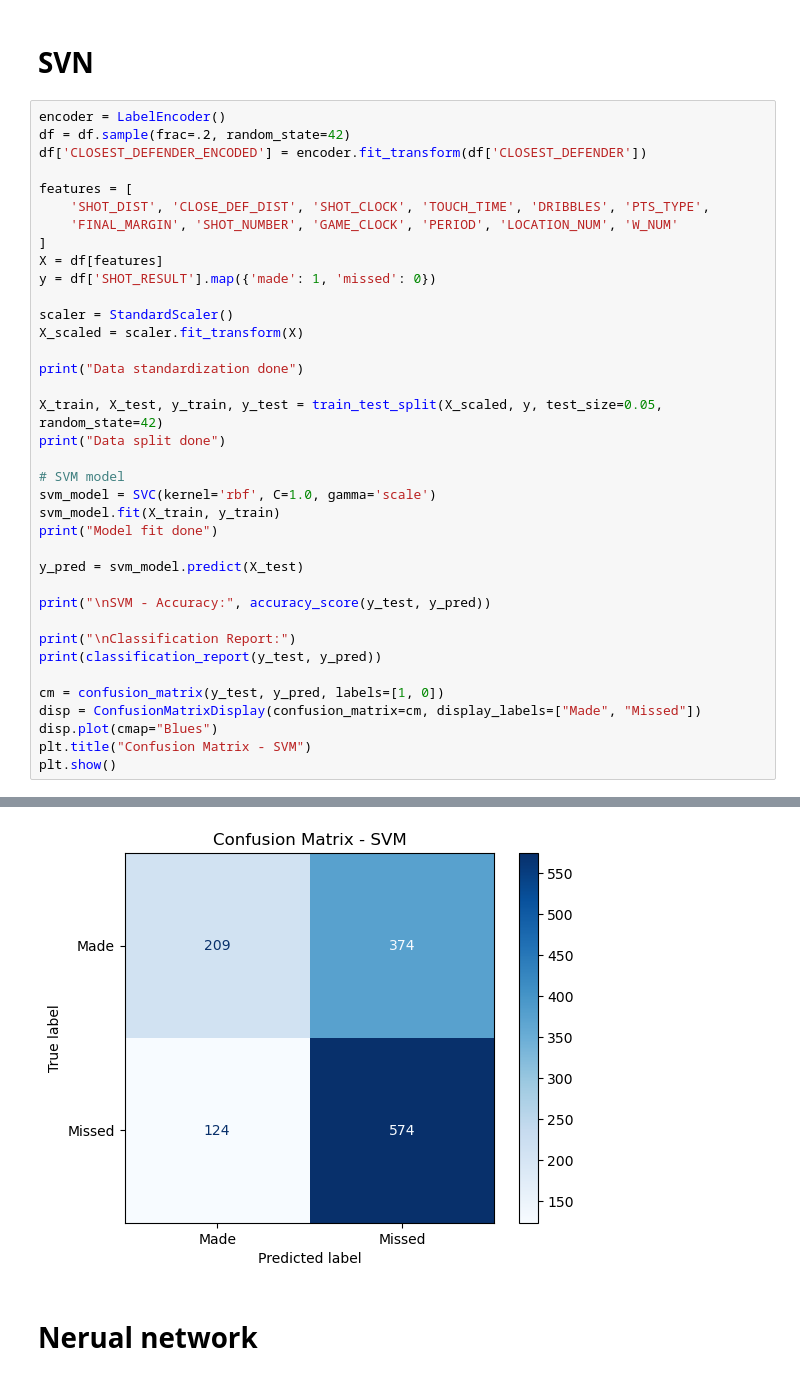
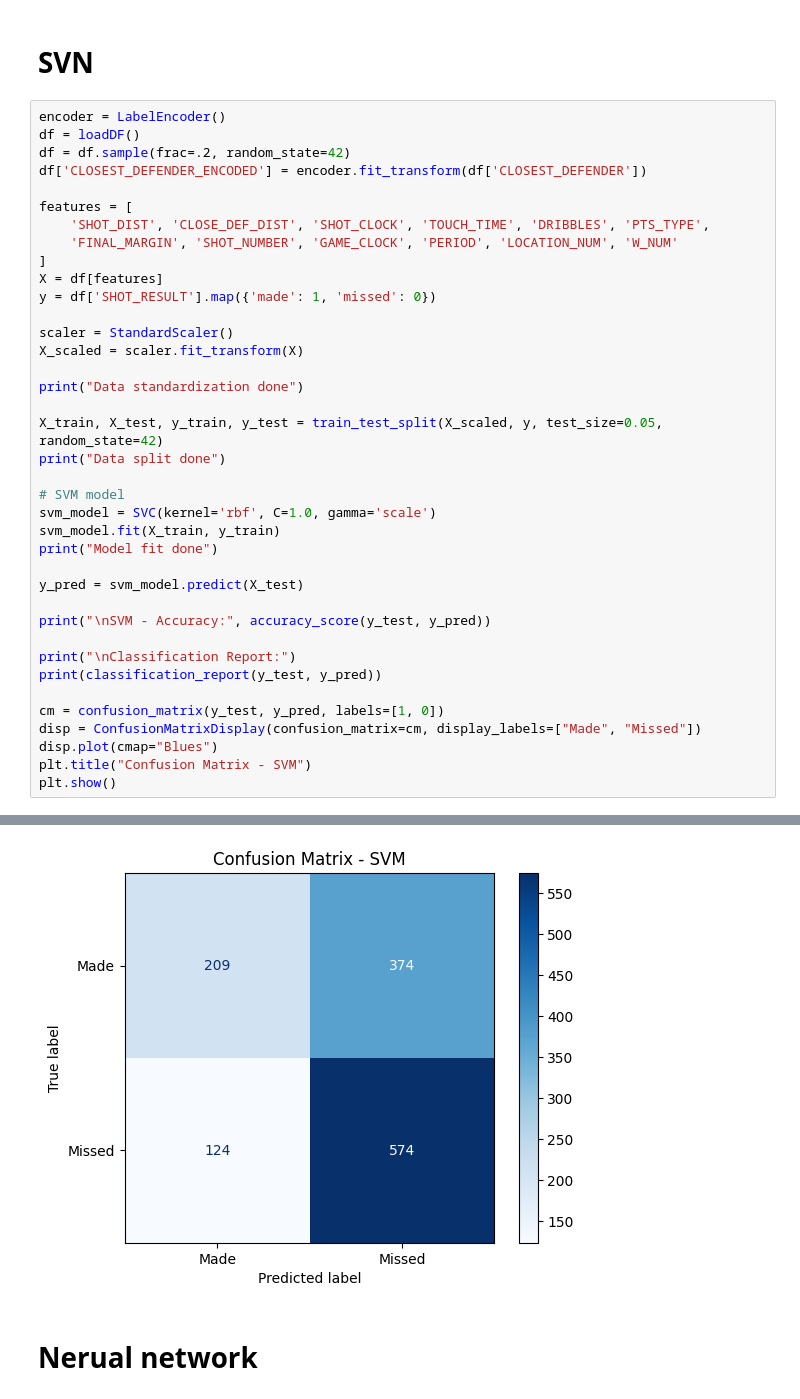
Before and after one commit to markojerkic/uzop-lab3, a Jupyter notebook: clanak.ipynb, the cells around one changed output, grey strips where cells are left out. Drawn from its saved outputs; the diff is of its cells as text.

```diff
--- a/clanak.ipynb
+++ b/clanak.ipynb
@@ -117,6 +117,7 @@ weighted avg       0.62      0.62      0.61      6404
 # SVN
 # %%
 encoder = LabelEncoder()
+df = loadDF()
 df = df.sample(frac=.2, random_state=42)
 df['CLOSEST_DEFENDER_ENCODED'] = encoder.fit_transform(df['CLOSEST_DEFENDER'])
 
@@ -141,34 +142,34 @@ svm_model.fit(X_train, y_train)
 print("Model fit done")
 
 y_pred = svm_model.predict(X_test)
 
 print("\nSVM - Accuracy:", accuracy_score(y_test, y_pred))
 
 print("\nClassification Report:")
 print(classification_report(y_test, y_pred))
 
 cm = confusion_matrix(y_test, y_pred, labels=[1, 0])
 disp = ConfusionMatrixDisplay(confusion_matrix=cm, display_labels=["Made", "Missed"])
 disp.plot(cmap="Blues")
 plt.title("Confusion Matrix - SVM")
 plt.show()
 # %% [output]
 Data standardization done
 Data split done
 Model fit done
 
 SVM - Accuracy: 0.6112412177985949
 
 Classification Report:
               precision    recall  f1-score   support
 
            0       0.61      0.82      0.70       698
            1       0.63      0.36      0.46       583
 
     accuracy                           0.61      1281
    macro avg       0.62      0.59      0.58      1281
 weighted avg       0.62      0.61      0.59      1281
-[figure, old version]
+[figure, new version]
 # %% [markdown]
 # Nerual network
 # %%
```
Also changed, not shown: parts of 6 cells of this notebook.
